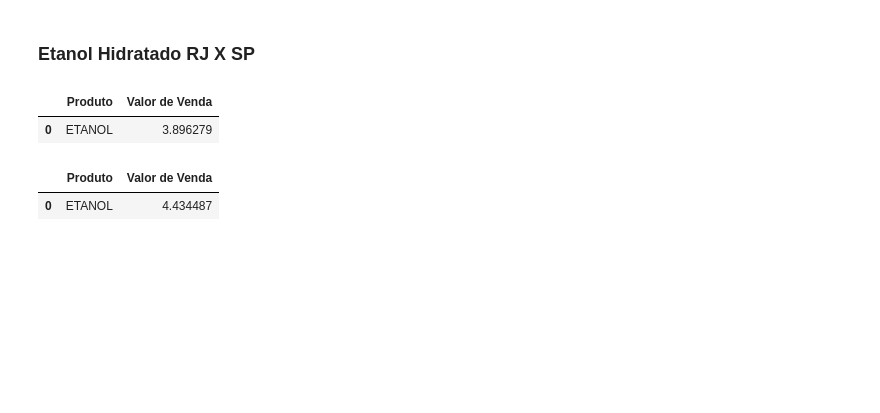
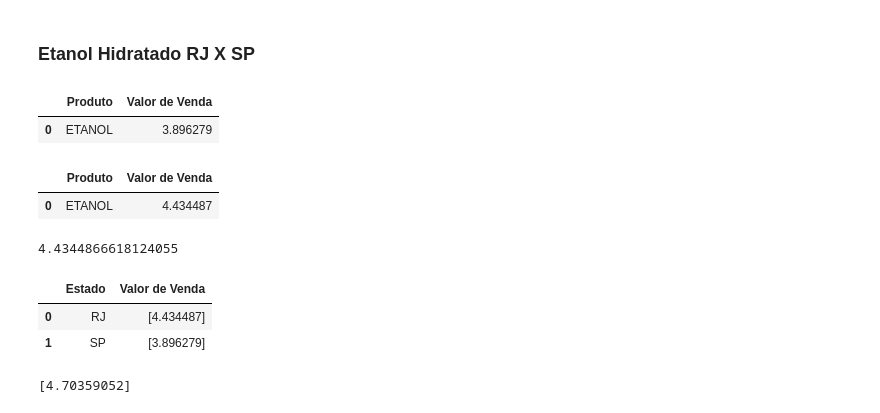
Before and after one commit to RafaelCruz660/UC2_Senac_dados, a Jupyter notebook: Precos_Combustivel_Brasil.ipynb, the cells around one changed output. Drawn from its saved outputs; the diff is of its cells as text; code cells hidden in the pictures; blank space fills up the shorter version.

```diff
--- a/Precos_Combustivel_Brasil.ipynb
+++ b/Precos_Combustivel_Brasil.ipynb
@@ -121,12 +173,10 @@ etanol_rj
 |  | Produto | Valor de Venda |
 | 0 | ETANOL | 4.434487 |
 # %%
-'''array_etanol_rj = np.array(etanol_rj['Valor de Venda'])
+array_etanol_rj = np.array(etanol_rj['Valor de Venda'])
 array_etanol_sp = np.array(etanol_sp['Valor de Venda'])
-
-DEIXAR PARA PROXIMA AULA
 # %%
-'''media_rj = np.mean(array_etanol_rj)
+media_rj = np.mean(array_etanol_rj)
 mediana_rj = np.median(array_etanol_rj)
 dist_rj = (media_rj - mediana_rj) / mediana_rj
 q1 = np.percentile(array_etanol_rj, 25)
@@ -135,5 +185,28 @@ q3 = np.percentile(array_etanol_rj, 75)
 iqr = q3 - q1
 limite_superior = q3 + (1.5 * iqr)
 limite_inferior = q1 - (1.5 * iqr)
-
-DEIXAR PARA PROXIMA AULA
+print(limite_superior)
+# %% [output]
+4.4344866618124055
+# %%
+df_etanol = pd.DataFrame({'Estado': ['RJ', 'SP'],
+                     'Valor de Venda': [array_etanol_rj, array_etanol_sp]})
+df_etanol
+# %% [output]
+|  | Estado | Valor de Venda |
+| 0 | RJ | [4.434487] |
+| 1 | SP | [3.896279] |
+# %%
+array_etanol = np.array(df_etanol['Valor de Venda'])
+media_etanol = np.mean(array_etanol)
+mediana_etanol = np.median(array_etanol)
+dist_etanol = (media_etanol - mediana_etanol) / mediana_etanol
+q1 = np.percentile(array_etanol, 25)
+q2 = np.percentile(array_etanol, 50)
+q3 = np.percentile(array_etanol, 75)
+iqr = q3 - q1
+limite_superior = q3 + (1.5 * iqr)
+limite_inferior = q1 - (1.5 * iqr)
+print(limite_superior)
+# %% [output]
+[4.70359052]
```
Also changed, not shown: parts of 10 cells of this notebook.
